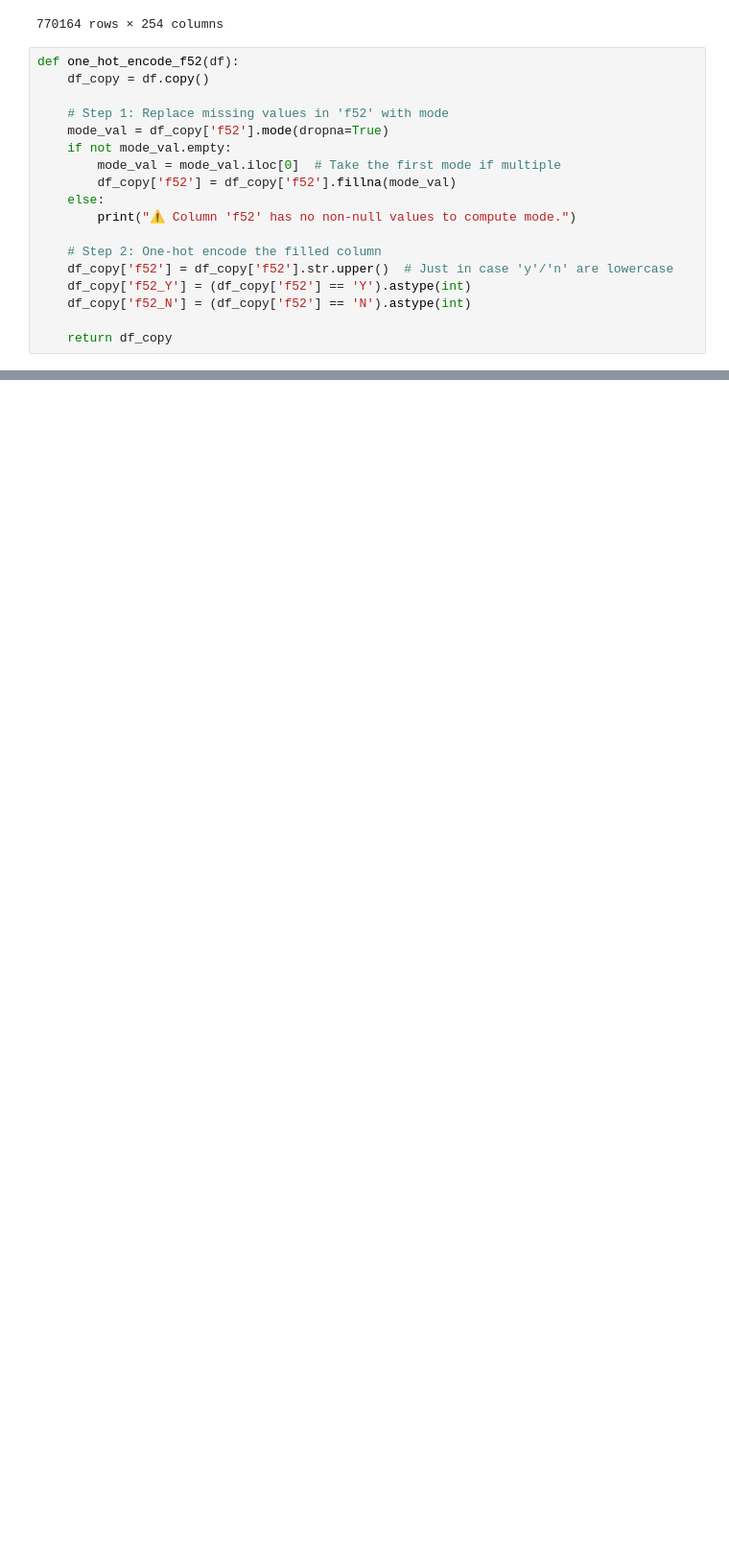
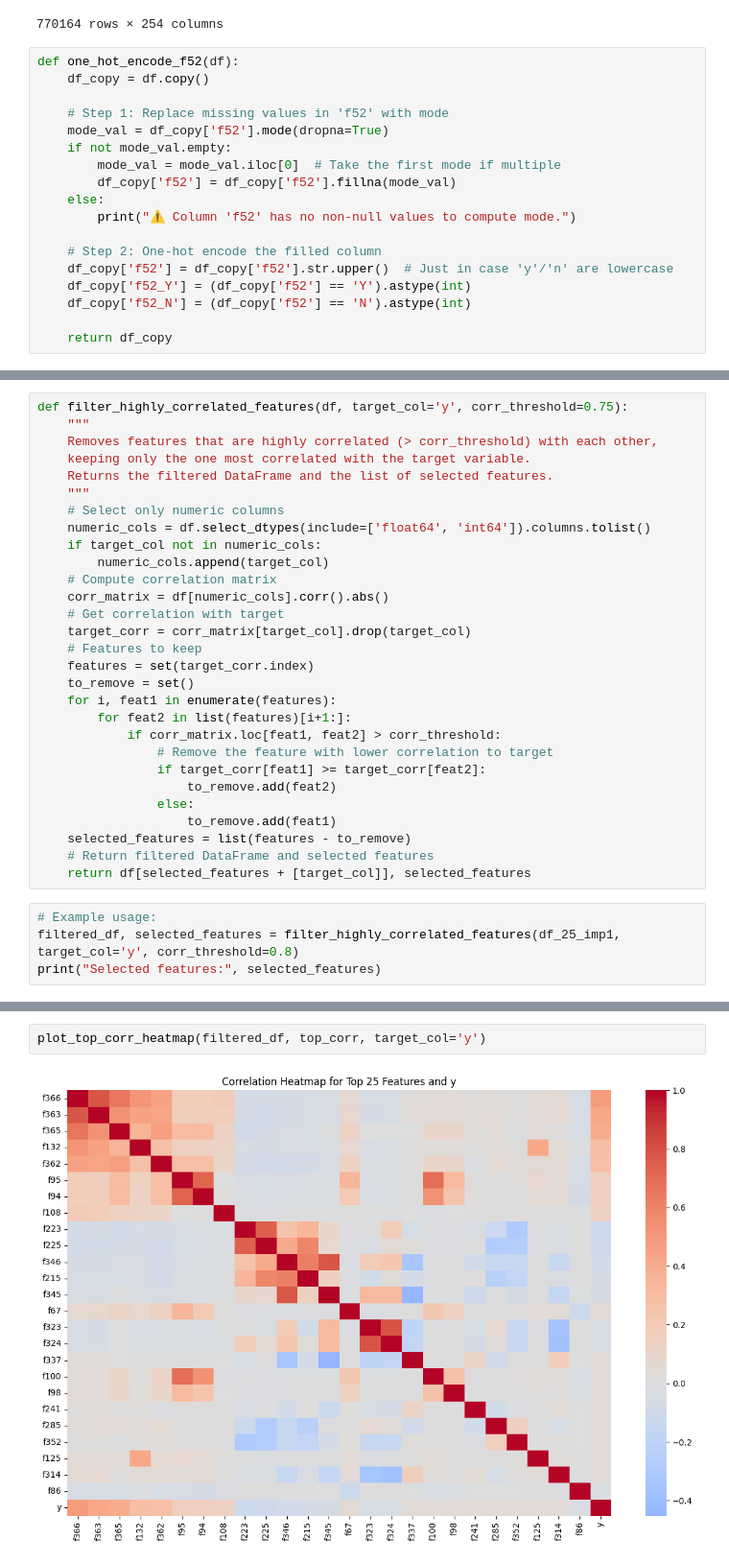
Before and after one commit to arpitkumar2004/AmEx-25, a Jupyter notebook: 1.ipynb, the cells around one changed output, grey strips where cells are left out. Shown at 96% size. Drawn from its saved outputs; the diff is of its cells as text; blank space fills up the shorter version.

```diff
--- a/1.ipynb
+++ b/1.ipynb
@@ -802,0 +946,33 @@ df_25_imp1
+# %%
+def filter_highly_correlated_features(df, target_col='y', corr_threshold=0.75):
+    """
+    Removes features that are highly correlated (> corr_threshold) with each other,
+    keeping only the one most correlated with the target variable.
+    Returns the filtered DataFrame and the list of selected features.
+    """
+    # Select only numeric columns
+    numeric_cols = df.select_dtypes(include=['float64', 'int64']).columns.tolist()
+    if target_col not in numeric_cols:
+        numeric_cols.append(target_col)
+    # Compute correlation matrix
+    corr_matrix = df[numeric_cols].corr().abs()
+    # Get correlation with target
+    target_corr = corr_matrix[target_col].drop(target_col)
+    # Features to keep
+    features = set(target_corr.index)
+    to_remove = set()
+    for i, feat1 in enumerate(features):
+        for feat2 in list(features)[i+1:]:
+            if corr_matrix.loc[feat1, feat2] > corr_threshold:
+                # Remove the feature with lower correlation to target
+                if target_corr[feat1] >= target_corr[feat2]:
+                    to_remove.add(feat2)
+                else:
+                    to_remove.add(feat1)
+    selected_features = list(features - to_remove)
+    # Return filtered DataFrame and selected features
+    return df[selected_features + [target_col]], selected_features
+# %%
+# Example usage:
+filtered_df, selected_features = filter_highly_correlated_features(df_25_imp1, target_col='y', corr_threshold=0.8)
+print("Selected features:", selected_features)
@@ -802,0 +989,4 @@ df_25_imp1
+# %%
+plot_top_corr_heatmap(filtered_df, top_corr, target_col='y')
+# %% [output]
+[figure, added]
```
Also changed, not shown: parts of 18 cells of this notebook, 5 other files.
